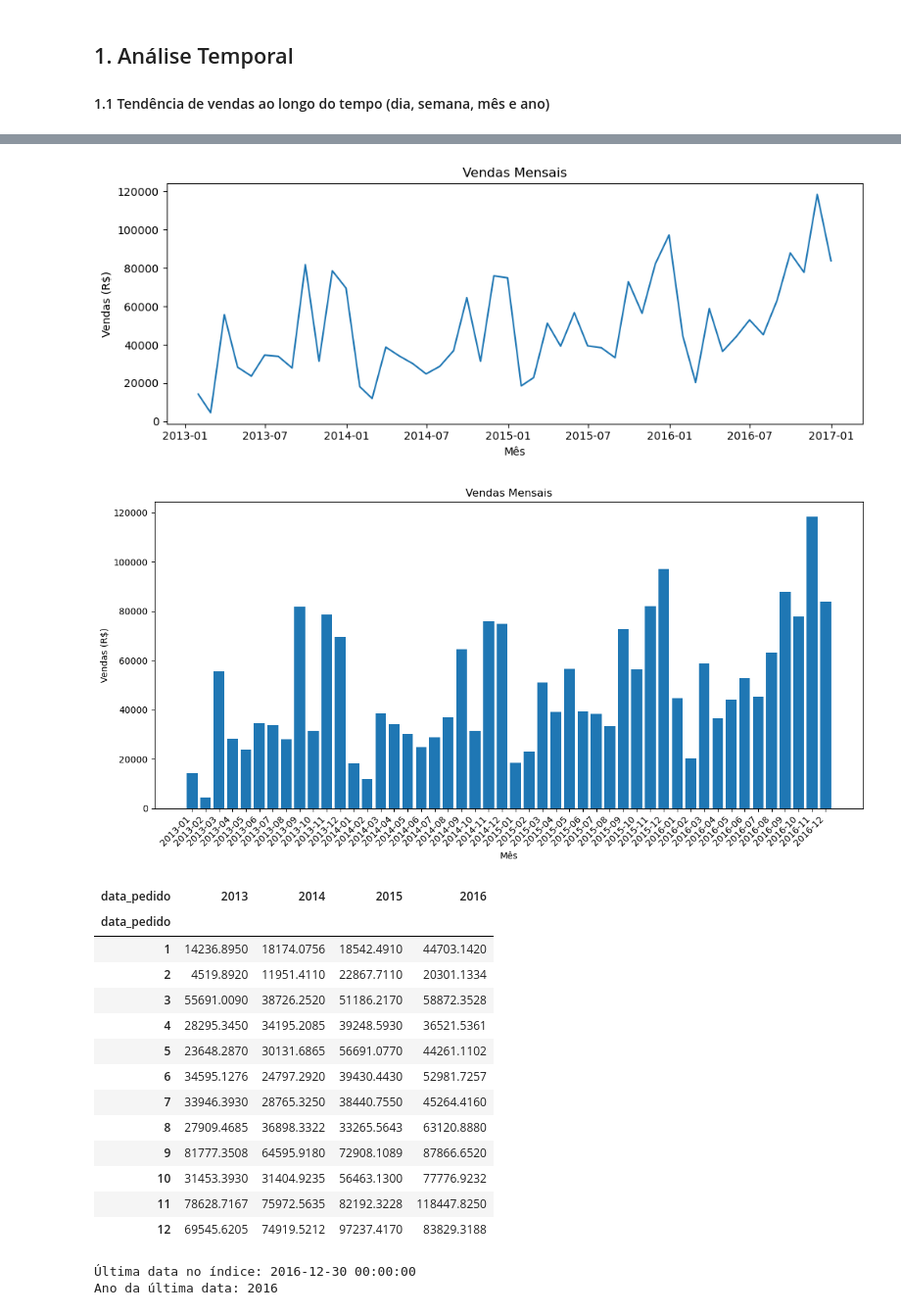
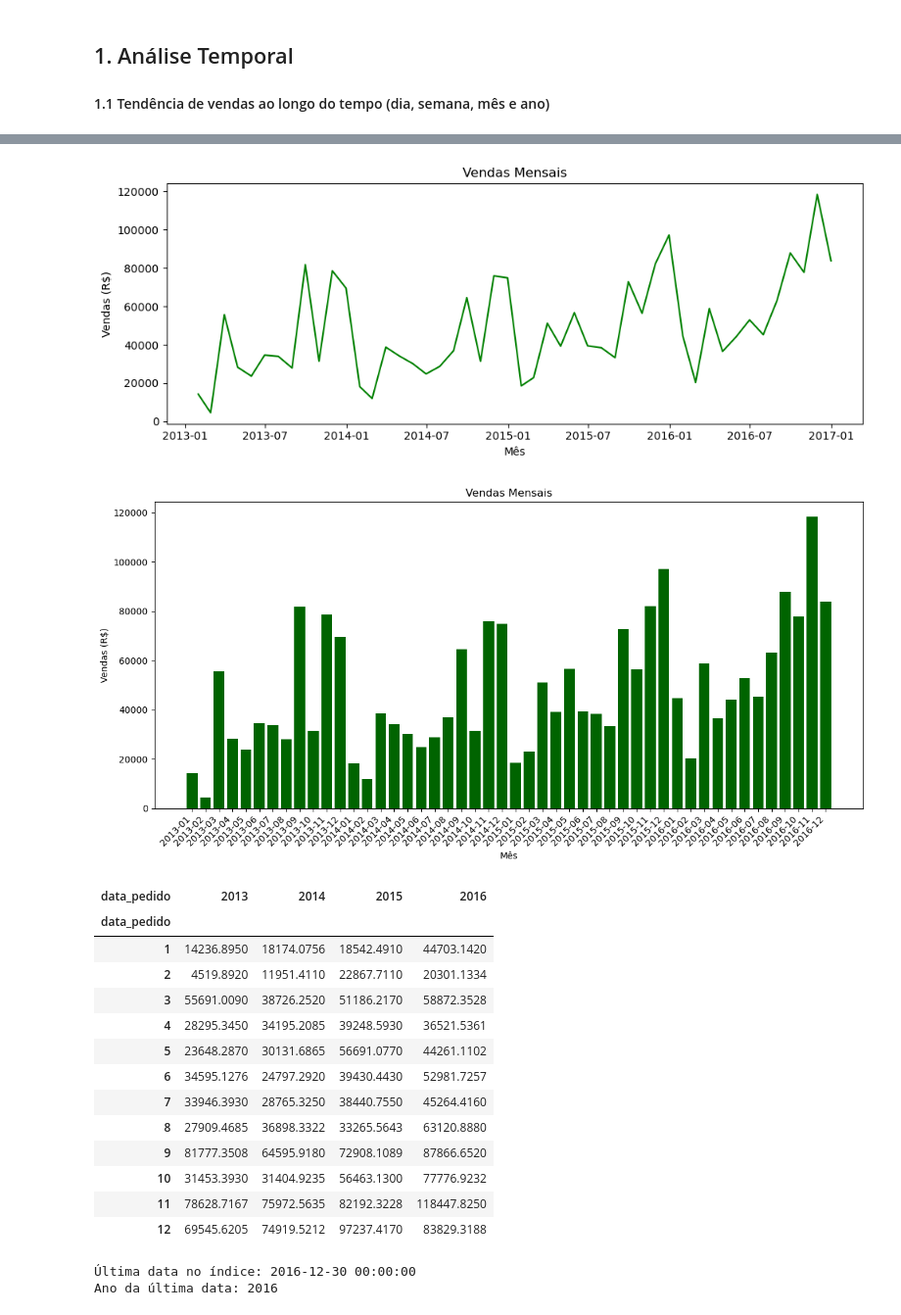
Before and after one commit to liviagcarvalho/Analise-de-Dados-Jr.---Livia-e-Joao, a Jupyter notebook: analises/1_AnaliseTemporal.ipynb, the cells around one changed output, grey strips where cells are left out. Shown: that part at 98% size. Cells and saved outputs as stored; diff of their text form; code cells hidden in the pictures.

```diff
--- a/analises/1_AnaliseTemporal.ipynb
+++ b/analises/1_AnaliseTemporal.ipynb
@@ -88,7 +88,7 @@ vendas_anuais = df['vendas'].resample('Y').sum()
 #Função para gerar gráfico das series
 def plot_series(serie, title, xlabel):
     plt.figure(figsize=(10,4))
-    plt.plot(serie.index, serie.values)
+    plt.plot(serie.index, serie.values, color='green')
     plt.title(title)
     plt.xlabel(xlabel)
     plt.ylabel('Vendas (R$)')
@@ -113,29 +113,29 @@ plt.show()
 # %%
 #ANALISE MENSAL
 plot_series(vendas_mensais,   'Vendas Mensais',    'Mês') #nao ficou bom
 
 # em Colunas
 plt.figure(figsize=(12,6))
 # converte índice para string “YYYY-MM” para ficar no eixo x
 meses = vendas_mensais.index.strftime('%Y-%m')
 valores = vendas_mensais.values
 
-plt.bar(meses, valores)
+plt.bar(meses, valores, color = 'darkgreen')
 plt.title('Vendas Mensais')
 plt.xlabel('Mês')
 plt.ylabel('Vendas (R$)')
 plt.xticks(rotation=45, ha='right')
 plt.tight_layout()
 plt.show()
 
 #comparação ano a ano
 tabela_mensal = df['vendas'].groupby(
     [df.index.year, df.index.month]
 ).sum().unstack(level=0)
 display(tabela_mensal)
 # %% [output]
-[figure, old version]
+[figure, new version]
-[figure, old version]
+[figure, new version]
 | data_pedido | 2013 | 2014 | 2015 | 2016 |
 | data_pedido |  |  |  |  |
 | 1 | 14236.8950 | 18174.0756 | 18542.4910 | 44703.1420 |
```
Also changed, not shown: parts of 4 cells of this notebook, 2 other files.
